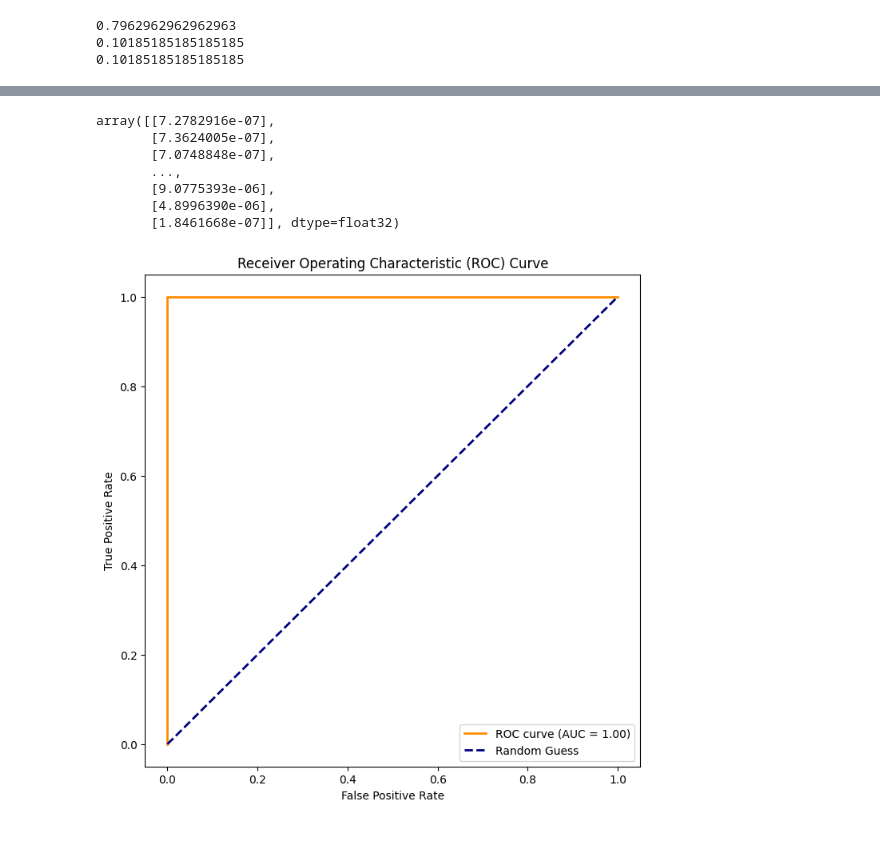
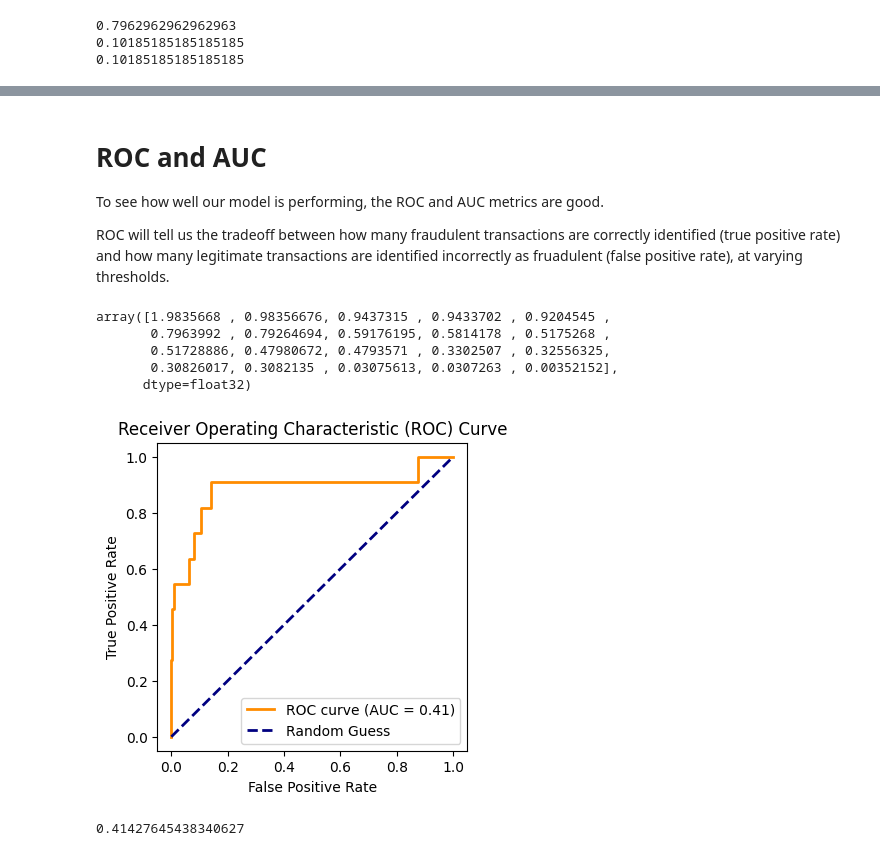
Before and after one commit to ukush/BItcoin-Tx-Anomaly-Detection, a Jupyter notebook: Notebooks/MLP.ipynb, the cells around one changed output, grey strips where cells are left out. Drawn from its saved outputs; the diff is of its cells as text; code cells hidden in the pictures.

```diff
--- a/Notebooks/MLP.ipynb
+++ b/Notebooks/MLP.ipynb
@@ -60,9 +82,15 @@ X_train.shape
 # %%
 model = keras.models.Sequential()
 # flatten the input
-model.add(keras.layers.Dense(100, input_shape=(None, 15, ), activation="relu"))
+model.add(keras.layers.Dense(16, kernel_regularizer=regularizers.l2(0.001), input_shape=(None, 11, ), activation="relu"))
+# drop out layer
+model.add(keras.layers.Dropout(0.5))
 # hidden layer
-model.add(keras.layers.Dense(20, activation='relu'))
+model.add(keras.layers.Dense(16, kernel_regularizer=regularizers.l2(0.001), activation='relu'))
+# drop out layer
+model.add(keras.layers.Dropout(0.5))
+# hidden layer
+model.add(keras.layers.Dense(8, kernel_regularizer=regularizers.l2(0.001), activation='relu'))
 # output is either 0 or 1
 model.add(keras.layers.Dense(1, activation='sigmoid'))
 # %%
@@ -86,7 +131,8 @@ _________________________________________________________________
 # %%
 # compile
-model.compile(loss='binary_crossentropy', metrics=[keras.metrics.Precision(), keras.metrics.Recall()])
+optimiser = keras.optimizers.SGD(learning_rate=0.005)
+model.compile(optimizer=optimiser, loss='binary_crossentropy', metrics=[keras.metrics.Precision(), keras.metrics.Recall()])
 # %%
 # now can train the model
-history = model.fit(X_train, y_train, epochs=10, validation_data=[X_val, y_val])
+history = model.fit(X_train_resampled, y_train_resampled, epochs=60, validation_data=[X_val, y_val])
 # %% [output]
@@ -160,2 +155,0 @@ plt.show()
-# %%
-roc_curve = (y_test, )
@@ -166,30 +166,40 @@ y_pred = model.predict(X_test)
-# %%
-y_pred
-# %% [output]
-array([[7.2782916e-07],
-       [7.3624005e-07],
-       [7.0748848e-07],
-       ...,
-       [9.0775393e-06],
-       [4.8996390e-06],
-       [1.8461668e-07]], dtype=float32)
+# %% [markdown]
+# ROC and AUC
+To see how well our model is performing, the ROC and AUC metrics are good.
+
+ROC will tell us the tradeoff between how many fraudulent transactions are correctly identified (true positive rate) and how many legitimate transactions are identified incorrectly as fruadulent (false positive rate), at varying thresholds.
 # %%
 fpr, tpr, thresholds = roc_curve(y_test, y_pred, pos_label=1)
 # Calculate the area under the ROC curve (AUC)
 roc_auc = auc(fpr, tpr)
+# %%
+thresholds
+# %% [output]
+array([1.9835668 , 0.98356676, 0.9437315 , 0.9433702 , 0.9204545 ,
+       0.7963992 , 0.79264694, 0.59176195, 0.5814178 , 0.5175268 ,
+       0.51728886, 0.47980672, 0.4793571 , 0.3302507 , 0.32556325,
+       0.30826017, 0.3082135 , 0.03075613, 0.0307263 , 0.00352152],
+      dtype=float32)
 # %%
 # Plot ROC curve
-plt.figure(figsize=(8, 8))
+plt.figure(figsize=(4, 4))
 plt.plot(fpr, tpr, color='darkorange', lw=2, label=f'ROC curve (AUC = {roc_auc:.2f})')
 plt.plot([0, 1], [0, 1], color='navy', lw=2, linestyle='--', label='Random Guess')
+
 
 plt.xlabel('False Positive Rate')
 plt.ylabel('True Positive Rate')
 plt.title('Receiver Operating Characteristic (ROC) Curve')
 plt.legend(loc='lower right')
 plt.show()
 # %% [output]
-[figure, old version]
+[figure, new version]
+# %%
+# Calculate the Area Under the Curve (AUC)
+roc_auc = roc_auc_score(y_test, y_pred)
+roc_auc
+# %% [output]
+0.41427645438340627
 # %%
 final_df = pd.DataFrame()
 final_df["Y_original"] = y_test
```
Also changed, not shown: parts of 34 cells of this notebook.
